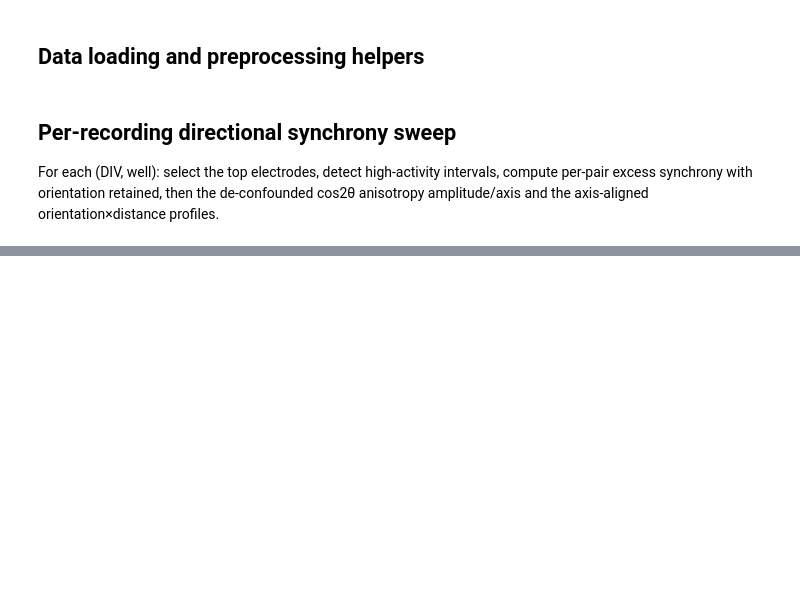
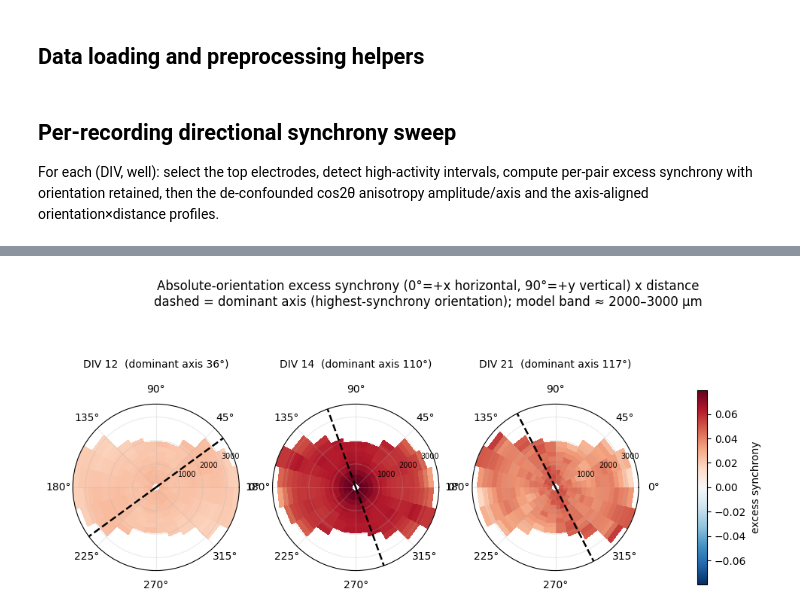
Before and after one commit to dlrebbin98/ephax, a Jupyter notebook: Notebooks/directional_synchrony_anisotropy.ipynb, the cells around one changed output, grey strips where cells are left out. Drawn from its saved outputs; the diff is of its cells as text; code cells hidden in the pictures; blank space fills up the shorter version.

```diff
--- a/Notebooks/directional_synchrony_anisotropy.ipynb
+++ b/Notebooks/directional_synchrony_anisotropy.ipynb
@@ -289,0 +350,60 @@ plt.show()
+# %%
+# Absolute-orientation polar view: physical angle (0 deg = +x/horizontal, 90 deg = +y/
+# vertical, axial -> full circle), radius = distance, color = mean excess synchrony.
+# Pooled across wells in ABSOLUTE orientation. The DOMINANT AXIS (orientation of highest
+# average synchrony) is the cos2theta peak of the pooled absolute grid, estimated over the
+# coverage-complete distance range, and drawn as a dashed spoke on each DIV.
+from matplotlib.colors import TwoSlopeNorm
+
+# Dominant axis is fit only where every orientation has pairs (within the array's short
+# dimension); beyond that, coverage is horizontal-only and would bias the angle.
+DOMINANT_RANGE = (INDEX_DISTANCE_UM[0], 2000.0)
+COUNT_FRAC = 0.10   # mask orientation x distance cells with < 10% of the peak pair count
+
+grids_by_div = {div: pooled_orientation_distance_grid(abs_grids[div]) for div in DIVS}
+dom_axis = {}
+for div, g in grids_by_div.items():
+    if g is None:
+        dom_axis[div] = np.nan
+        continue
+    dom_axis[div] = cos2_amplitude_from_grid(
+        g["grid"], g["orientation_centers_rad"], g["distance_centers_um"],
+        weights=g["count"], distance_range=DOMINANT_RANGE)["axis_rad"]
+    thr = COUNT_FRAC * np.nanmax(g["count"])
+    g["grid"] = np.where(g["count"] >= thr, g["grid"], np.nan)
+
+allv = np.concatenate([g["grid"].ravel() for g in grids_by_div.values() if g is not None])
+vmax = float(np.nanpercentile(np.abs(allv), 98)) or 1e-6
+full_theta_edges = np.concatenate([AMP_ORIENT_EDGES, AMP_ORIENT_EDGES[1:] + np.pi])  # [0, 2pi)
+
+fig, axes = plt.subplots(1, len(DIVS), figsize=(4.2 * len(DIVS), 4.8),
+                         subplot_kw={"projection": "polar"})
+axes = np.atleast_1d(axes)
+pcm = None
+for ax, div in zip(axes, DIVS):
+    g = grids_by_div[div]
+    th = dom_axis[div]
+    ax.set_title(f"DIV {div}" + (f"  (dominant axis {np.degrees(th):.0f}°)" if np.isfinite(th) else ""),
+                 fontsize=10, pad=16)
+    if g is None:
+        continue
+    mirror = np.concatenate([g["grid"], g["grid"]], axis=0)        # axial -> full circle
+    pcm = ax.pcolormesh(full_theta_edges, AMP_DIST_EDGES, mirror.T,
+                        cmap="RdBu_r", norm=TwoSlopeNorm(0.0, -vmax, vmax), shading="flat")
+    if np.isfinite(th):
+        for t in (th, th + np.pi):
+            ax.plot([t, t], [0, AMP_DIST_EDGES[-1]], color="k", lw=1.8, ls="--", zorder=5)
+    ax.set_theta_zero_location("E")
+    ax.set_theta_direction(1)
+    ax.set_rgrids([1000, 2000, 3000], angle=22.5, fontsize=7)
+    ax.set_thetagrids([0, 45, 90, 135, 180, 225, 270, 315])
+    ax.grid(True, alpha=0.25)
+if pcm is not None:
+    cb = fig.colorbar(pcm, ax=axes, shrink=0.7, pad=0.08)
+    cb.set_label("excess synchrony")
+fig.suptitle("Absolute-orientation excess synchrony (0°=+x horizontal, 90°=+y vertical) x distance\n"
+             "dashed = dominant axis (highest-synchrony orientation); model band ≈ 2000–3000 µm", y=1.07)
+fig.savefig(OUTPUT_DIR / "radial_absolute_orientation_synchrony_by_div.png", dpi=120, bbox_inches="tight")
+plt.show()
+# %% [output]
+[figure, added]
```
Also changed, not shown: parts of 20 cells of this notebook, 7 other files.
